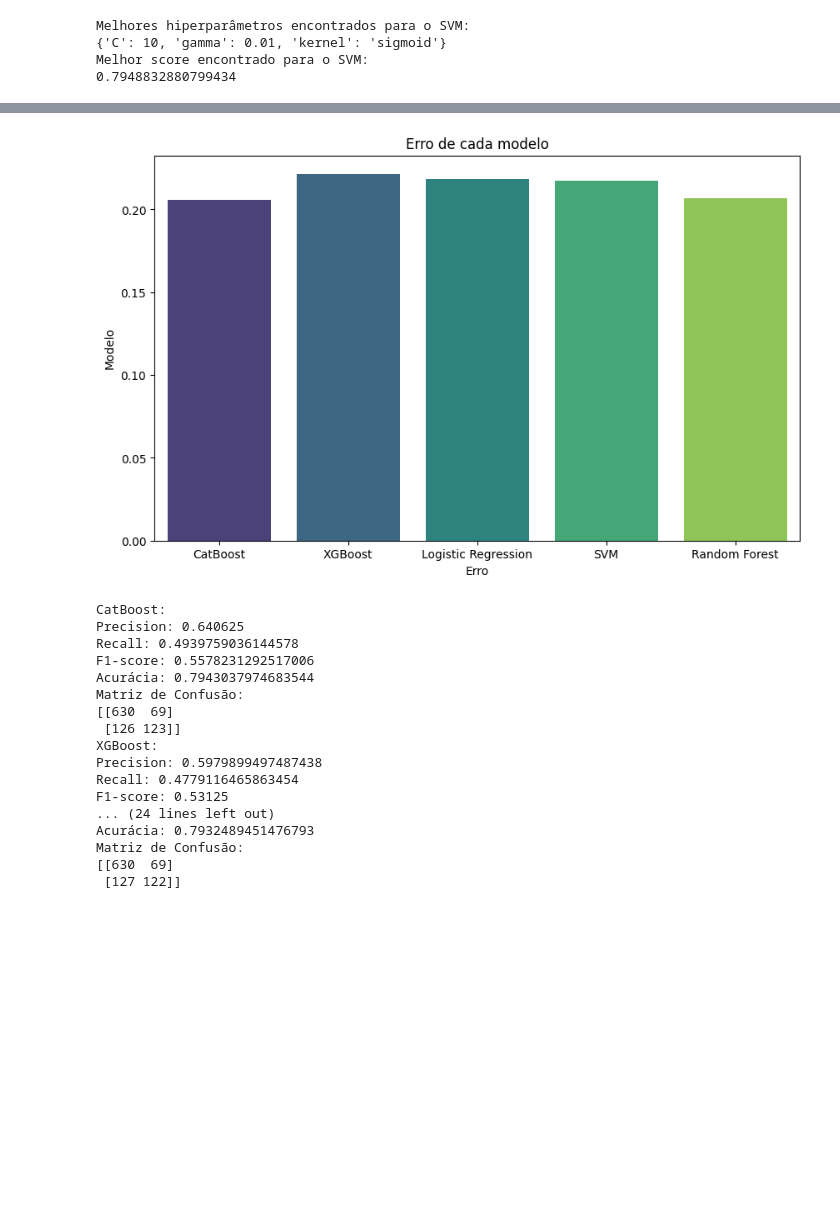
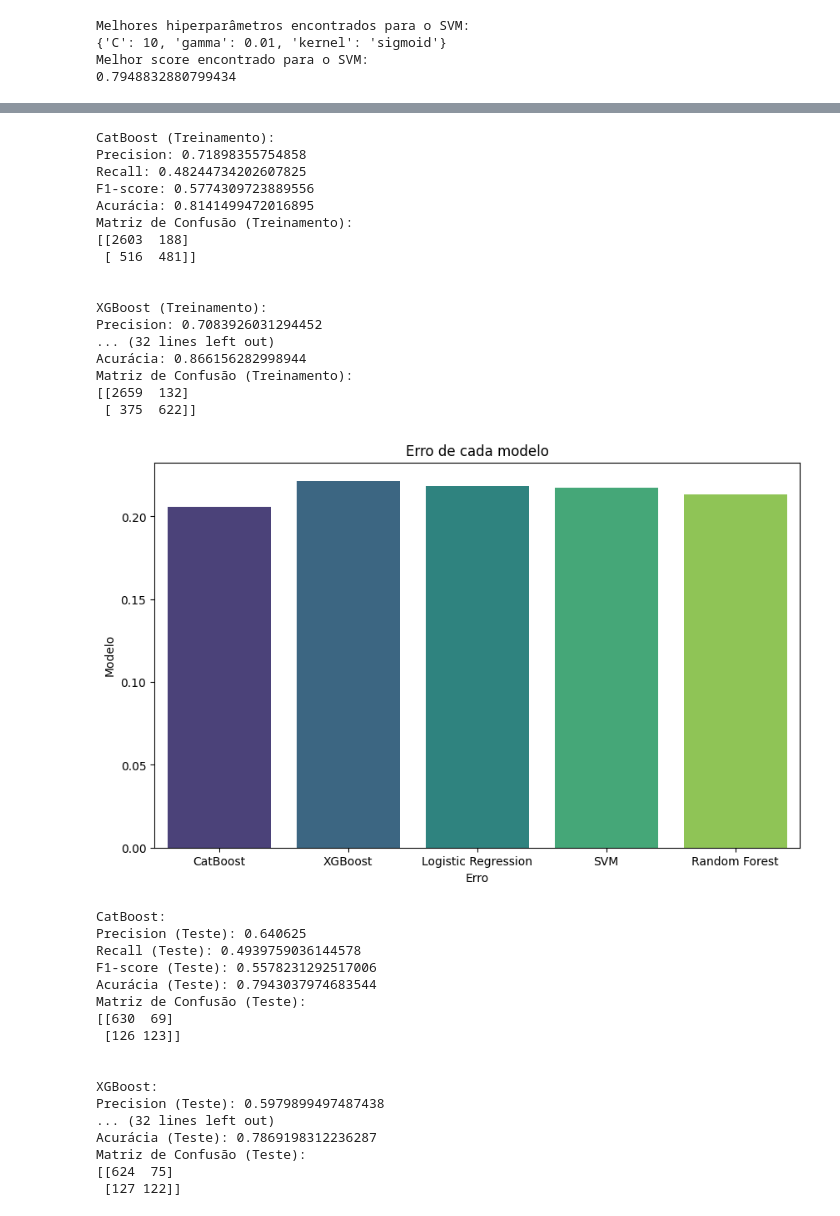
Before and after one commit to FilipeSCampos/Churn-ML, a Jupyter notebook: churn.ipynb, the cells around one changed output, grey strips where cells are left out. Cells and saved outputs as stored; diff of their text form; code cells hidden in the pictures; blank space fills up the shorter version.

Commit message:
Atualizações do Modelo

```diff
--- a/churn.ipynb
+++ b/churn.ipynb
@@ -674,55 +670,84 @@ recall = []
 f1 = []
 acuracia = []
 matrizes_confusao = []
 
 # Treinar e avaliar os modelos
 for nome, modelo in models:
     pipeline = Pipeline(steps=[('classificador', modelo)])
     pipeline.fit(X_train, y_train)
     y_predito = pipeline.predict(X_test)
 
-    # Calcular métricas
+    # Calcular métricas para o teste
     nomes_modelos.append(nome)
     erros.append(1 - accuracy_score(y_test, y_predito))
     precision.append(precision_score(y_test, y_predito))
     recall.append(recall_score(y_test, y_predito))
     f1.append(f1_score(y_test, y_predito))
     acuracia.append(accuracy_score(y_test, y_predito))
     matrizes_confusao.append(confusion_matrix(y_test, y_predito))
+
+    # Calcular métricas para o treinamento
+    y_predito_train = pipeline.predict(X_train)
+    print(f"{nome} (Treinamento):")
+    print("Precision:", precision_score(y_train, y_predito_train))
+    print("Recall:", recall_score(y_train, y_predito_train))
+    print("F1-score:", f1_score(y_train, y_predito_train))
+    print("Acurácia:", accuracy_score(y_train, y_predito_train))
+    print("Matriz de Confusão (Treinamento):")
+    print(confusion_matrix(y_train, y_predito_train))
+    print("\n")
 
 # Plotar gráfico de barras do erro de cada modelo
 plt.figure(figsize=(10, 6))
 sns.barplot(x=nomes_modelos, y=erros, palette='viridis')
 plt.xlabel('Erro')
 plt.ylabel('Modelo')
 plt.title('Erro de cada modelo')
 plt.show()
 
-# Imprimir métricas de cada modelo
+# Imprimir métricas de cada modelo para o teste
 for i in range(len(nomes_modelos)):
     print(f"{nomes_modelos[i]}:")
-    print("Precision:", precision[i])
-    print("Recall:", recall[i])
-    print("F1-score:", f1[i])
-    print("Acurácia:", acuracia[i])
-    print("Matriz de Confusão:")
+    print("Precision (Teste):", precision[i])
+    print("Recall (Teste):", recall[i])
+    print("F1-score (Teste):", f1[i])
+    print("Acurácia (Teste):", acuracia[i])
+    print("Matriz de Confusão (Teste):")
     print(matrizes_confusao[i])
+    print("\n")
 # %% [output]
+CatBoost (Treinamento):
+Precision: 0.71898355754858
+Recall: 0.48244734202607825
+F1-score: 0.5774309723889556
+Acurácia: 0.8141499472016895
+Matriz de Confusão (Treinamento):
+[[2603  188]
+ [ 516  481]]
+
+
+XGBoost (Treinamento):
+Precision: 0.7083926031294452
+... (32 lines left out)
+Acurácia: 0.866156282998944
+Matriz de Confusão (Treinamento):
+[[2659  132]
+ [ 375  622]]
-[figure, old version]
+[figure, new version]
-CatBoost:
-Precision: 0.640625
-Recall: 0.4939759036144578
-F1-score: 0.5578231292517006
-Acurácia: 0.7943037974683544
-Matriz de Confusão:
-[[630  69]
- [126 123]]
-XGBoost:
-Precision: 0.5979899497487438
-Recall: 0.4779116465863454
-F1-score: 0.53125
-... (24 lines left out)
-Acurácia: 0.7932489451476793
-Matriz de Confusão:
-[[630  69]
- [127 122]]
+CatBoost:
+Precision (Teste): 0.640625
+Recall (Teste): 0.4939759036144578
+F1-score (Teste): 0.5578231292517006
+Acurácia (Teste): 0.7943037974683544
+Matriz de Confusão (Teste):
+[[630  69]
+ [126 123]]
+
+
+XGBoost:
+Precision (Teste): 0.5979899497487438
+... (32 lines left out)
+Acurácia (Teste): 0.7869198312236287
+Matriz de Confusão (Teste):
+[[624  75]
+ [127 122]]
```
Also changed, not shown: parts of 26 cells of this notebook, 5 other files.
